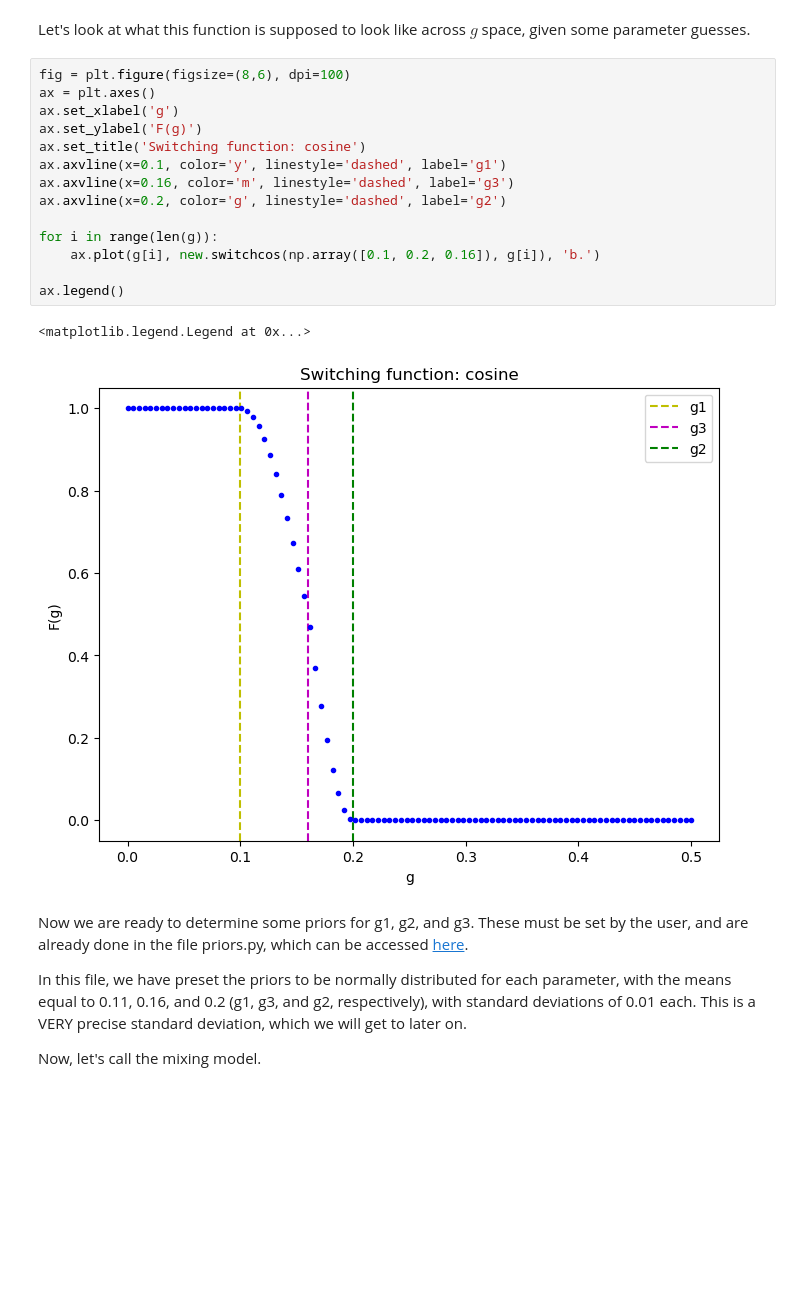
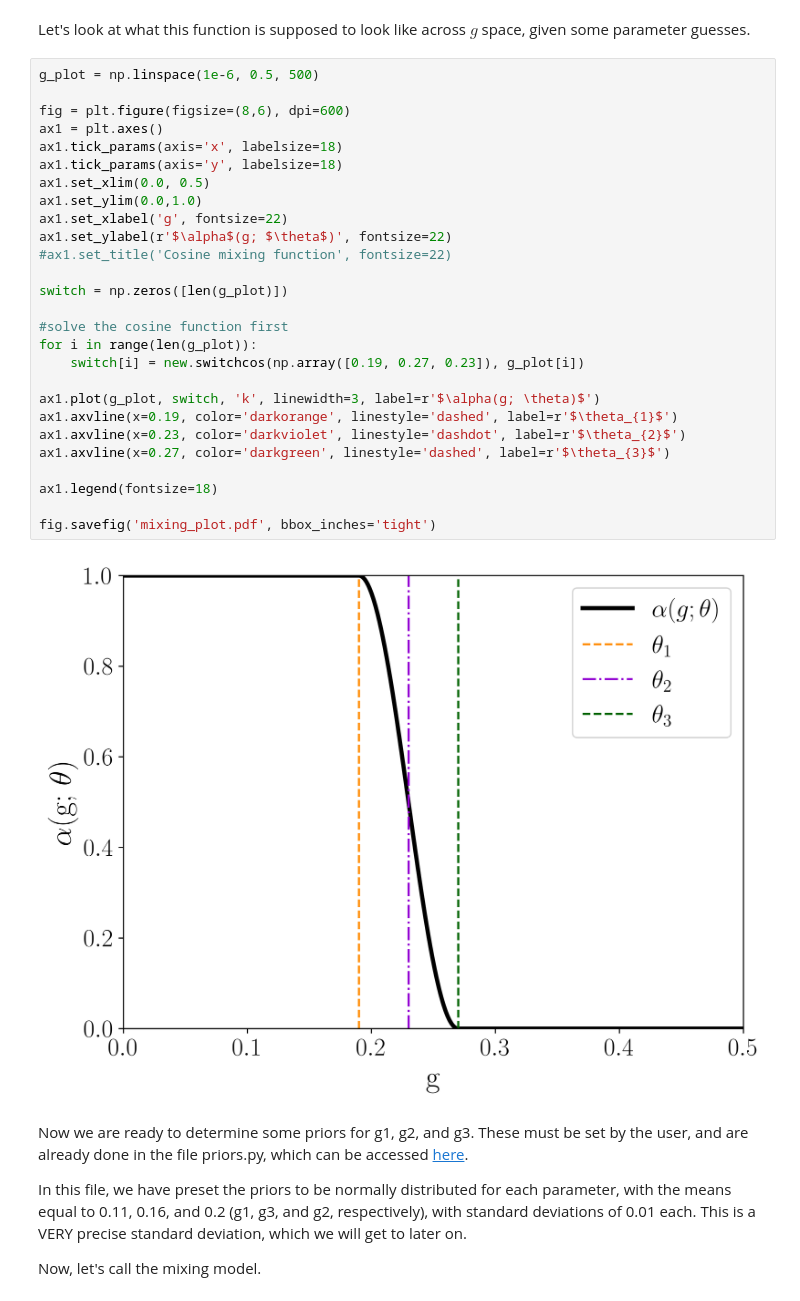
Before and after one commit to asemposki/SAMBA, a Jupyter notebook: Interactive_BMM_Sandbox.ipynb, the cells around one changed output. Saved outputs shown, nothing was run; the diff lists cells and outputs as text; blank space fills up the shorter version.

```diff
--- a/Interactive_BMM_Sandbox.ipynb
+++ b/Interactive_BMM_Sandbox.ipynb
@@ -221,23 +253,35 @@ switchcos(self, params, g)
         The value of the function at a specific point in g.
 # %% [markdown]
 Let's look at what this function is supposed to look like across $g$ space, given some parameter guesses.
-# %%
-fig = plt.figure(figsize=(8,6), dpi=100)
-ax = plt.axes()
-ax.set_xlabel('g')
-ax.set_ylabel('F(g)')
-ax.set_title('Switching function: cosine')
-ax.axvline(x=0.1, color='y', linestyle='dashed', label='g1')
-ax.axvline(x=0.16, color='m', linestyle='dashed', label='g3')
-ax.axvline(x=0.2, color='g', linestyle='dashed', label='g2')
-
-for i in range(len(g)):
-    ax.plot(g[i], new.switchcos(np.array([0.1, 0.2, 0.16]), g[i]), 'b.')
-
-ax.legend()
-# %% [output]
-<matplotlib.legend.Legend at 0x...>
-[figure, removed]
+# %%
+g_plot = np.linspace(1e-6, 0.5, 500)
+
+fig = plt.figure(figsize=(8,6), dpi=600)
+ax1 = plt.axes()
+ax1.tick_params(axis='x', labelsize=18)
+ax1.tick_params(axis='y', labelsize=18)
+ax1.set_xlim(0.0, 0.5)
+ax1.set_ylim(0.0,1.0)
+ax1.set_xlabel('g', fontsize=22)
+ax1.set_ylabel(r'$\alpha$(g; $\theta$)', fontsize=22)
+#ax1.set_title('Cosine mixing function', fontsize=22)
+
+switch = np.zeros([len(g_plot)])
+
+#solve the cosine function first
+for i in range(len(g_plot)):
+    switch[i] = new.switchcos(np.array([0.19, 0.27, 0.23]), g_plot[i])
+
+ax1.plot(g_plot, switch, 'k', linewidth=3, label=r'$\alpha(g; \theta)$')
+ax1.axvline(x=0.19, color='darkorange', linestyle='dashed', label=r'$\theta_{1}$')
+ax1.axvline(x=0.23, color='darkviolet', linestyle='dashdot', label=r'$\theta_{2}$')
+ax1.axvline(x=0.27, color='darkgreen', linestyle='dashed', label=r'$\theta_{3}$')
+
+ax1.legend(fontsize=18)
+
+fig.savefig('mixing_plot.pdf', bbox_inches='tight')
+# %% [output]
+[figure, added]
 # %% [markdown]
 Now we are ready to determine some priors for g1, g2, and g3. These must be set by the user, and are already done in the file priors.py, which can be accessed [here](./priors.py).
 
```
Also changed, not shown: parts of 43 cells of this notebook, 6 other files.
